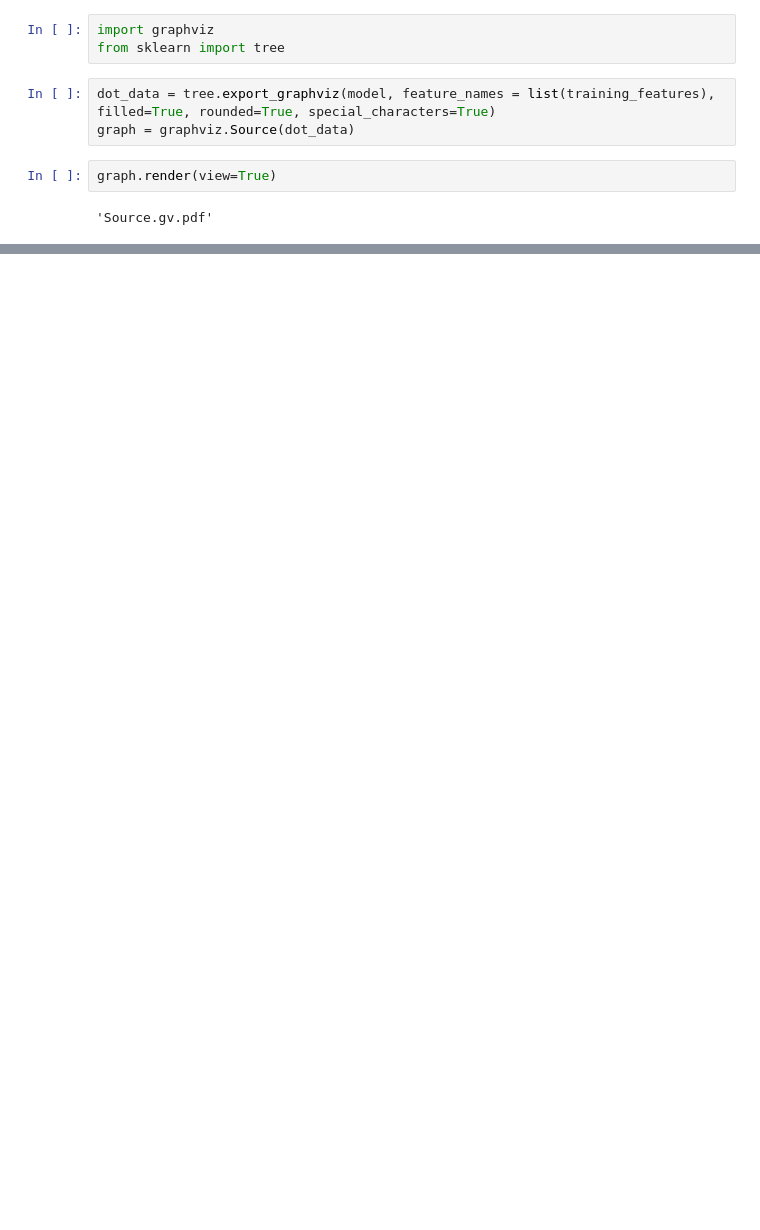
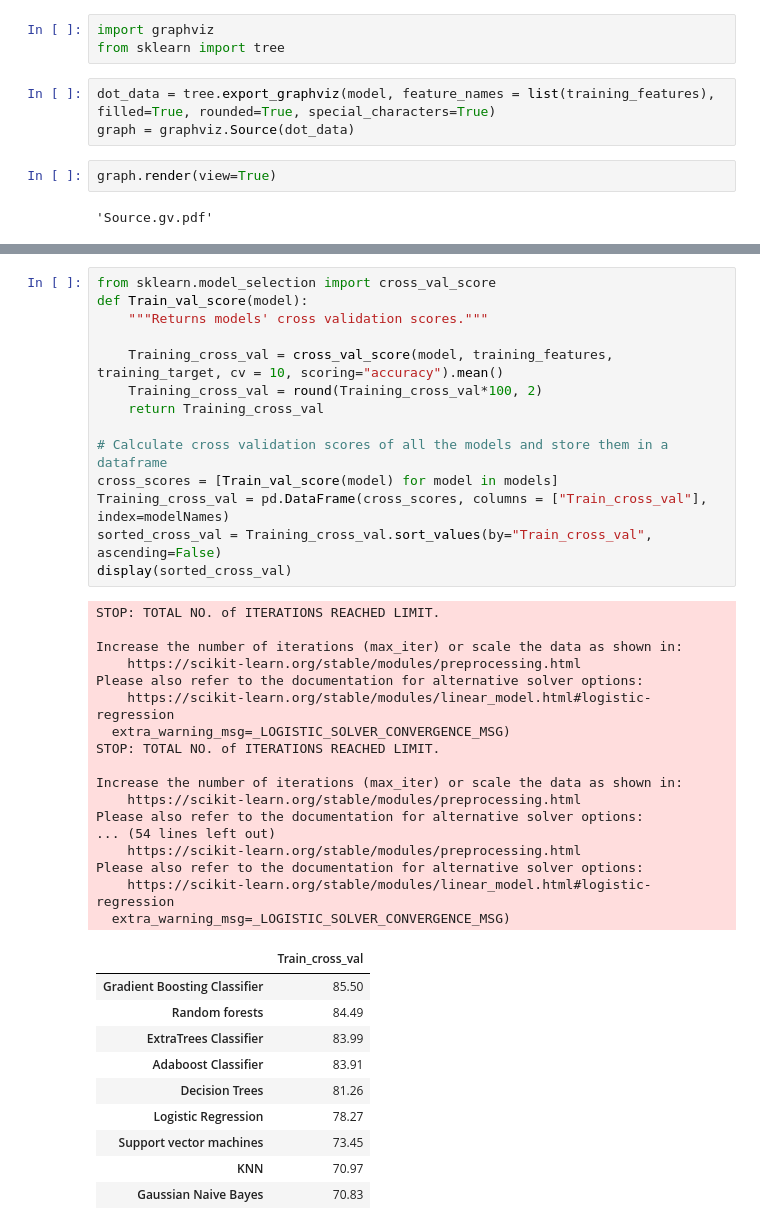
Before and after one commit to lucienwalewski/cse204project, a Jupyter notebook: src/prediction.ipynb, the cells around one changed output, grey strips where cells are left out. Saved outputs shown, nothing was run; the diff lists cells and outputs as text; blank space fills up the shorter version.

```diff
--- a/src/prediction.ipynb
+++ b/src/prediction.ipynb
@@ -108,0 +204,42 @@ graph.render(view=True)
+# %%
+from sklearn.model_selection import cross_val_score
+def Train_val_score(model):
+    """Returns models' cross validation scores."""
+
+    Training_cross_val = cross_val_score(model, training_features, training_target, cv = 10, scoring="accuracy").mean()
+    Training_cross_val = round(Training_cross_val*100, 2)
+    return Training_cross_val
+
+# Calculate cross validation scores of all the models and store them in a dataframe
+cross_scores = [Train_val_score(model) for model in models]
+Training_cross_val = pd.DataFrame(cross_scores, columns = ["Train_cross_val"], index=modelNames)
+sorted_cross_val = Training_cross_val.sort_values(by="Train_cross_val", ascending=False)
+display(sorted_cross_val)
+# %% [output]
+STOP: TOTAL NO. of ITERATIONS REACHED LIMIT.
+
+Increase the number of iterations (max_iter) or scale the data as shown in:
+    https://scikit-learn.org/stable/modules/preprocessing.html
+Please also refer to the documentation for alternative solver options:
+    https://scikit-learn.org/stable/modules/linear_model.html#logistic-regression
+  extra_warning_msg=_LOGISTIC_SOLVER_CONVERGENCE_MSG)
+STOP: TOTAL NO. of ITERATIONS REACHED LIMIT.
+
+Increase the number of iterations (max_iter) or scale the data as shown in:
+    https://scikit-learn.org/stable/modules/preprocessing.html
+Please also refer to the documentation for alternative solver options:
+... (54 lines left out)
+    https://scikit-learn.org/stable/modules/preprocessing.html
+Please also refer to the documentation for alternative solver options:
+    https://scikit-learn.org/stable/modules/linear_model.html#logistic-regression
+  extra_warning_msg=_LOGISTIC_SOLVER_CONVERGENCE_MSG)
+|  | Train_cross_val |
+| Gradient Boosting Classifier | 85.50 |
+| Random forests | 84.49 |
+| ExtraTrees Classifier | 83.99 |
+| Adaboost Classifier | 83.91 |
+| Decision Trees | 81.26 |
+| Logistic Regression | 78.27 |
+| Support vector machines | 73.45 |
+| KNN | 70.97 |
+| Gaussian Naive Bayes | 70.83 |
```
Also changed, not shown: parts of 25 cells of this notebook.
